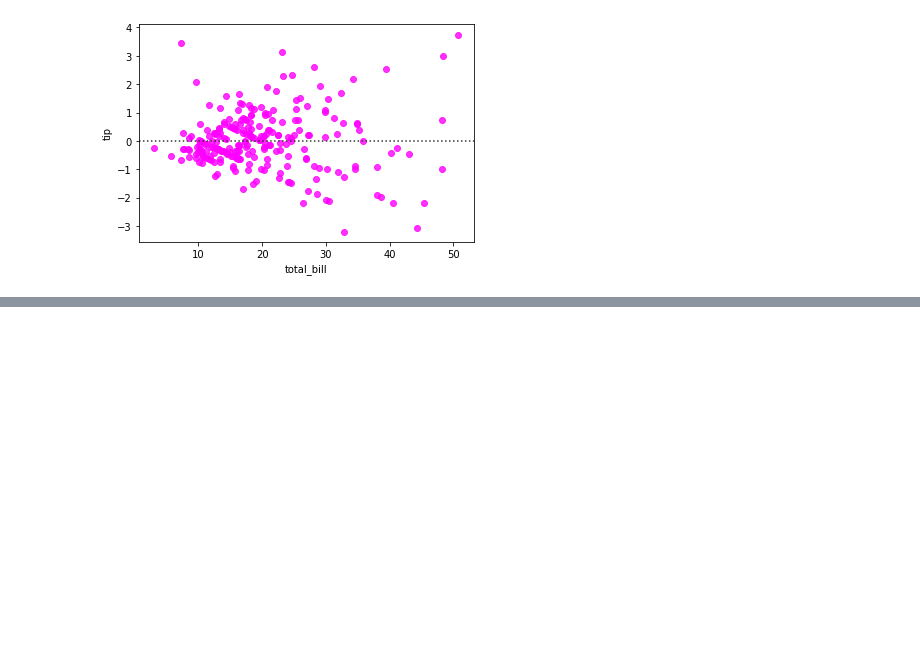
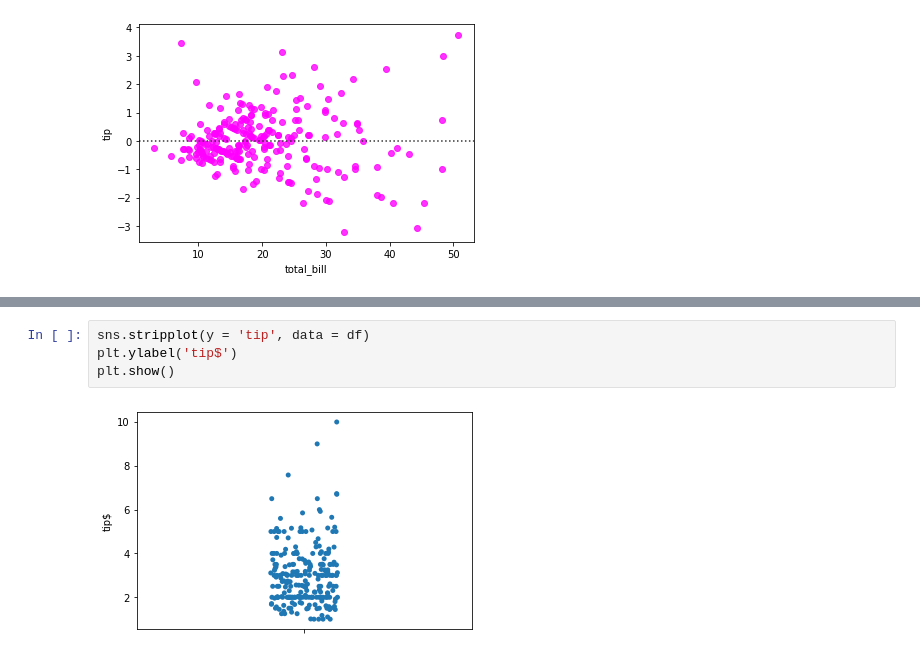
Before and after one commit to ak1920/data_visualiz_pyplot, a Jupyter notebook: Data_viz_Matpl_seaborn1.ipynb, the cells around one changed output, grey strips where cells are left out. Cells and saved outputs as stored; diff of their text form; blank space fills up the shorter version.

```diff
--- a/Data_viz_Matpl_seaborn1.ipynb
+++ b/Data_viz_Matpl_seaborn1.ipynb
@@ -93,0 +114,6 @@ plt.show()
+# %%
+sns.stripplot(y = 'tip', data = df)
+plt.ylabel('tip$')
+plt.show()
+# %% [output]
+[figure, added]
```
Also changed, not shown: parts of 10 cells of this notebook.
